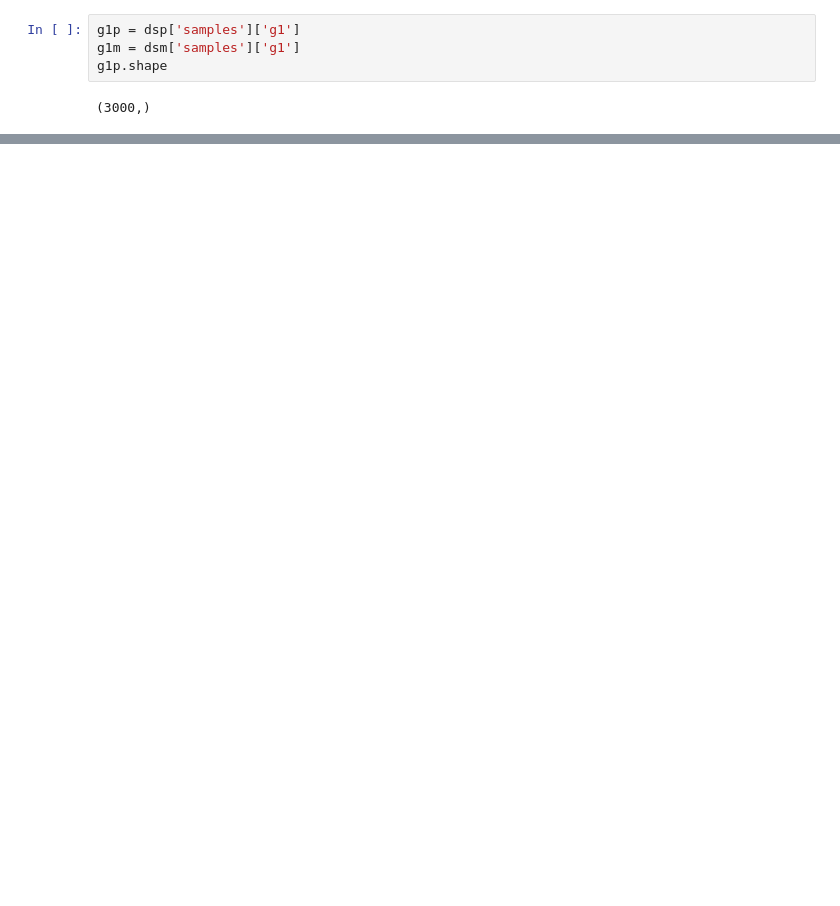
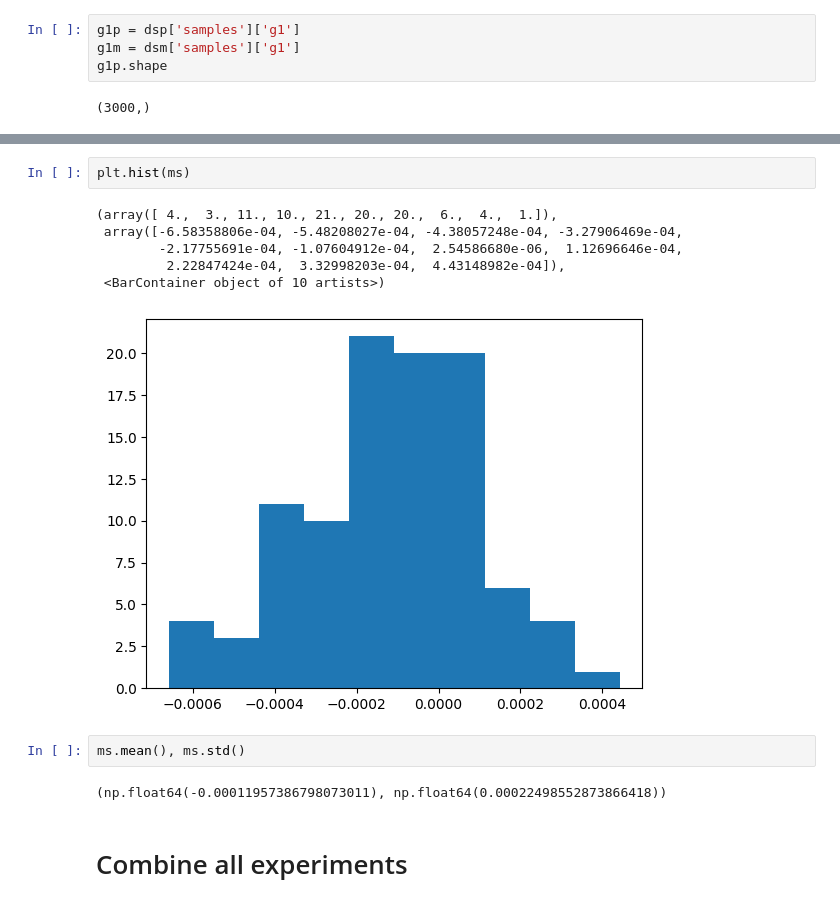
Before and after one commit to LSSTDESC/BPD, a Jupyter notebook: notebooks/nov19-check-spergel-runs-fast.ipynb, the cells around one changed output, grey strips where cells are left out. Saved outputs shown, nothing was run; the diff lists cells and outputs as text; blank space fills up the shorter version.

Commit message:
results on m on all experiments

```diff
--- a/notebooks/nov19-check-spergel-runs-fast.ipynb
+++ b/notebooks/nov19-check-spergel-runs-fast.ipynb
@@ -252,0 +291,15 @@ np.float64(24.618044546173444)
+# %%
+plt.hist(ms)
+# %% [output]
+(array([ 4.,  3., 11., 10., 21., 20., 20.,  6.,  4.,  1.]),
+ array([-6.58358806e-04, -5.48208027e-04, -4.38057248e-04, -3.27906469e-04,
+        -2.17755691e-04, -1.07604912e-04,  2.54586680e-06,  1.12696646e-04,
+         2.22847424e-04,  3.32998203e-04,  4.43148982e-04]),
+ <BarContainer object of 10 artists>)
+[figure, added]
+# %%
+ms.mean(), ms.std()
+# %% [output]
+(np.float64(-0.00011957386798073011), np.float64(0.00022498552873866418))
+# %% [markdown]
+# Combine all experiments
```
Also changed, not shown: parts of 19 cells of this notebook.
